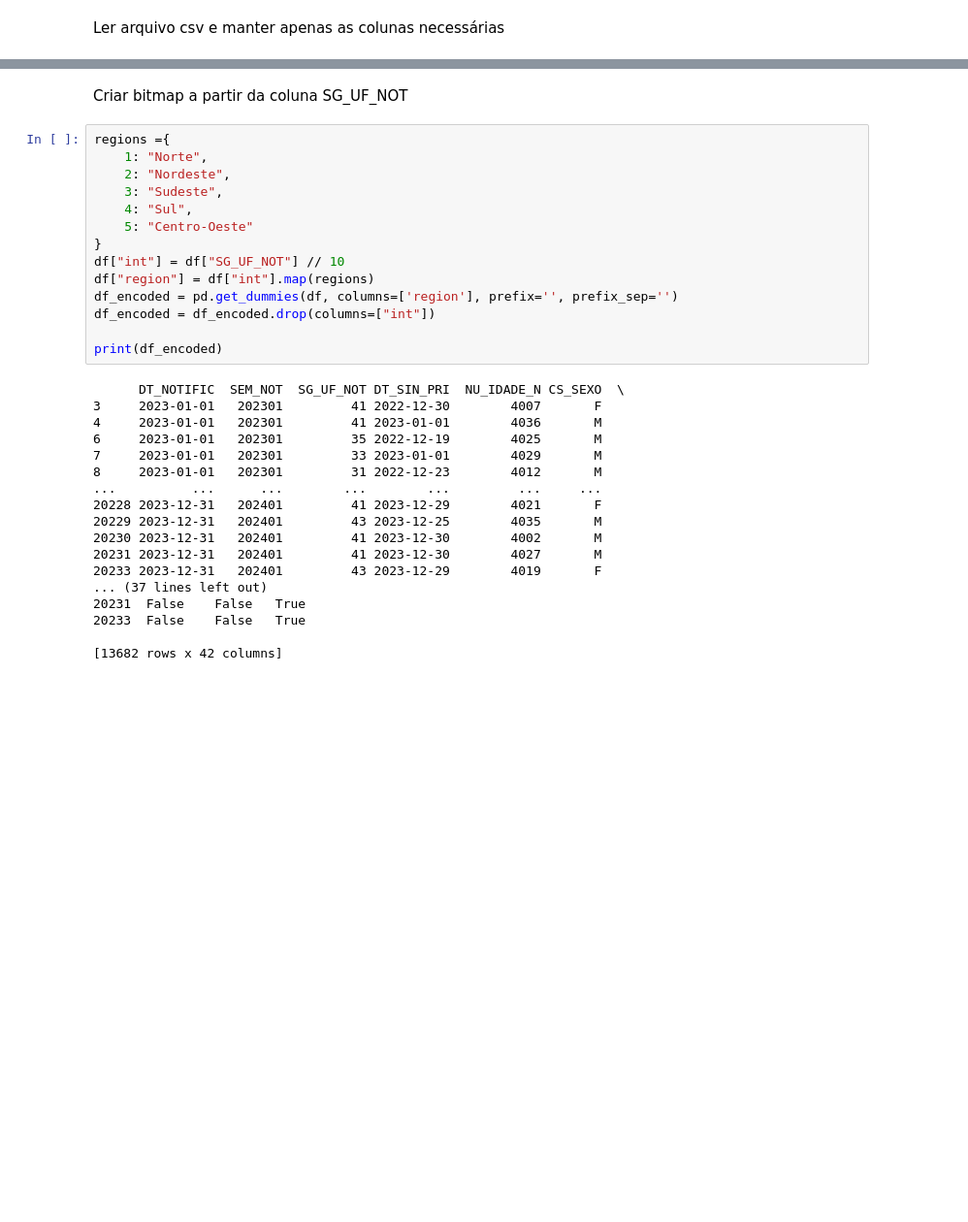
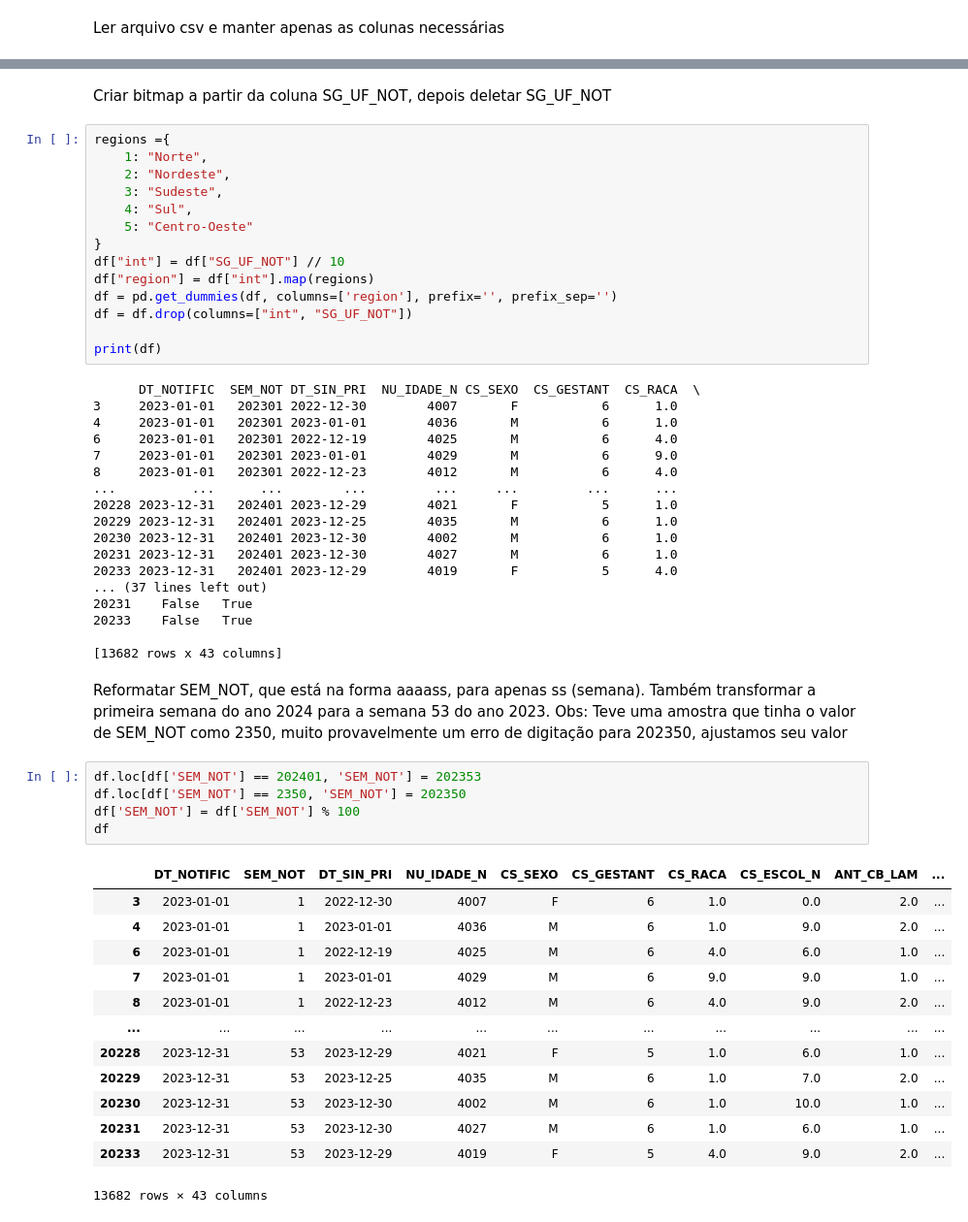
Before and after one commit to arturrur/mc853, a Jupyter notebook: Preprocessing.ipynb, the cells around one changed output, grey strips where cells are left out. Shown at 97% size. Saved outputs shown, nothing was run; the diff lists cells and outputs as text; blank space fills up the shorter version.

Commit message:
Falta CS_ESCOL_N, todas as colunas com ANT_ e todas as colunas com CLI_, não sei muito bem o que fazer sobre essas ainda

```diff
--- a/Preprocessing.ipynb
+++ b/Preprocessing.ipynb
@@ -74,5 +75,5 @@ df
 # %% [markdown]
-Criar bitmap a partir da coluna SG_UF_NOT
+Criar bitmap a partir da coluna SG_UF_NOT, depois deletar SG_UF_NOT
 # %%
 regions ={
     1: "Norte",
@@ -83,25 +84,46 @@ regions ={
 }
 df["int"] = df["SG_UF_NOT"] // 10
 df["region"] = df["int"].map(regions)
-df_encoded = pd.get_dummies(df, columns=['region'], prefix='', prefix_sep='')
-df_encoded = df_encoded.drop(columns=["int"])
+df = pd.get_dummies(df, columns=['region'], prefix='', prefix_sep='')
+df = df.drop(columns=["int", "SG_UF_NOT"])
 
-print(df_encoded)
+print(df)
 # %% [output]
-      DT_NOTIFIC  SEM_NOT  SG_UF_NOT DT_SIN_PRI  NU_IDADE_N CS_SEXO  \
-3     2023-01-01   202301         41 2022-12-30        4007       F
-4     2023-01-01   202301         41 2023-01-01        4036       M
-6     2023-01-01   202301         35 2022-12-19        4025       M
-7     2023-01-01   202301         33 2023-01-01        4029       M
-8     2023-01-01   202301         31 2022-12-23        4012       M
-...          ...      ...        ...        ...         ...     ...
-20228 2023-12-31   202401         41 2023-12-29        4021       F
-20229 2023-12-31   202401         43 2023-12-25        4035       M
-20230 2023-12-31   202401         41 2023-12-30        4002       M
-20231 2023-12-31   202401         41 2023-12-30        4027       M
-20233 2023-12-31   202401         43 2023-12-29        4019       F
+      DT_NOTIFIC  SEM_NOT DT_SIN_PRI  NU_IDADE_N CS_SEXO  CS_GESTANT  CS_RACA  \
+3     2023-01-01   202301 2022-12-30        4007       F           6      1.0
+4     2023-01-01   202301 2023-01-01        4036       M           6      1.0
+6     2023-01-01   202301 2022-12-19        4025       M           6      4.0
+7     2023-01-01   202301 2023-01-01        4029       M           6      9.0
+8     2023-01-01   202301 2022-12-23        4012       M           6      4.0
+...          ...      ...        ...         ...     ...         ...      ...
+20228 2023-12-31   202401 2023-12-29        4021       F           5      1.0
+20229 2023-12-31   202401 2023-12-25        4035       M           6      1.0
+20230 2023-12-31   202401 2023-12-30        4002       M           6      1.0
+20231 2023-12-31   202401 2023-12-30        4027       M           6      1.0
+20233 2023-12-31   202401 2023-12-29        4019       F           5      4.0
 ... (37 lines left out)
-20231  False    False   True
-20233  False    False   True
+20231    False   True
+20233    False   True
 
-[13682 rows x 42 columns]
+[13682 rows x 43 columns]
+# %% [markdown]
+Reformatar SEM_NOT, que está na forma aaaass, para apenas ss (semana). Também transformar a primeira semana do ano 2024 para a semana 53 do ano 2023. Obs: Teve uma amostra que tinha o valor de SEM_NOT como 2350, muito provavelmente um erro de digitação para 202350, ajustamos seu valor
+# %%
+df.loc[df['SEM_NOT'] == 202401, 'SEM_NOT'] = 202353
+df.loc[df['SEM_NOT'] == 2350, 'SEM_NOT'] = 202350
+df['SEM_NOT'] = df['SEM_NOT'] % 100
+df
+# %% [output]
+|  | DT_NOTIFIC | SEM_NOT | DT_SIN_PRI | NU_IDADE_N | CS_SEXO | CS_GESTANT | CS_RACA | CS_ESCOL_N | ANT_CB_LAM | ... |
+| 3 | 2023-01-01 | 1 | 2022-12-30 | 4007 | F | 6 | 1.0 | 0.0 | 2.0 | ... |
+| 4 | 2023-01-01 | 1 | 2023-01-01 | 4036 | M | 6 | 1.0 | 9.0 | 2.0 | ... |
+| 6 | 2023-01-01 | 1 | 2022-12-19 | 4025 | M | 6 | 4.0 | 6.0 | 1.0 | ... |
+| 7 | 2023-01-01 | 1 | 2023-01-01 | 4029 | M | 6 | 9.0 | 9.0 | 1.0 | ... |
+| 8 | 2023-01-01 | 1 | 2022-12-23 | 4012 | M | 6 | 4.0 | 9.0 | 2.0 | ... |
+| ... | ... | ... | ... | ... | ... | ... | ... | ... | ... | ... |
+| 20228 | 2023-12-31 | 53 | 2023-12-29 | 4021 | F | 5 | 1.0 | 6.0 | 1.0 | ... |
+| 20229 | 2023-12-31 | 53 | 2023-12-25 | 4035 | M | 6 | 1.0 | 7.0 | 2.0 | ... |
+| 20230 | 2023-12-31 | 53 | 2023-12-30 | 4002 | M | 6 | 1.0 | 10.0 | 1.0 | ... |
+| 20231 | 2023-12-31 | 53 | 2023-12-30 | 4027 | M | 6 | 1.0 | 6.0 | 1.0 | ... |
+| 20233 | 2023-12-31 | 53 | 2023-12-29 | 4019 | F | 5 | 4.0 | 9.0 | 2.0 | ... |
+13682 rows × 43 columns
```
Also changed, not shown: parts of 18 cells of this notebook.
